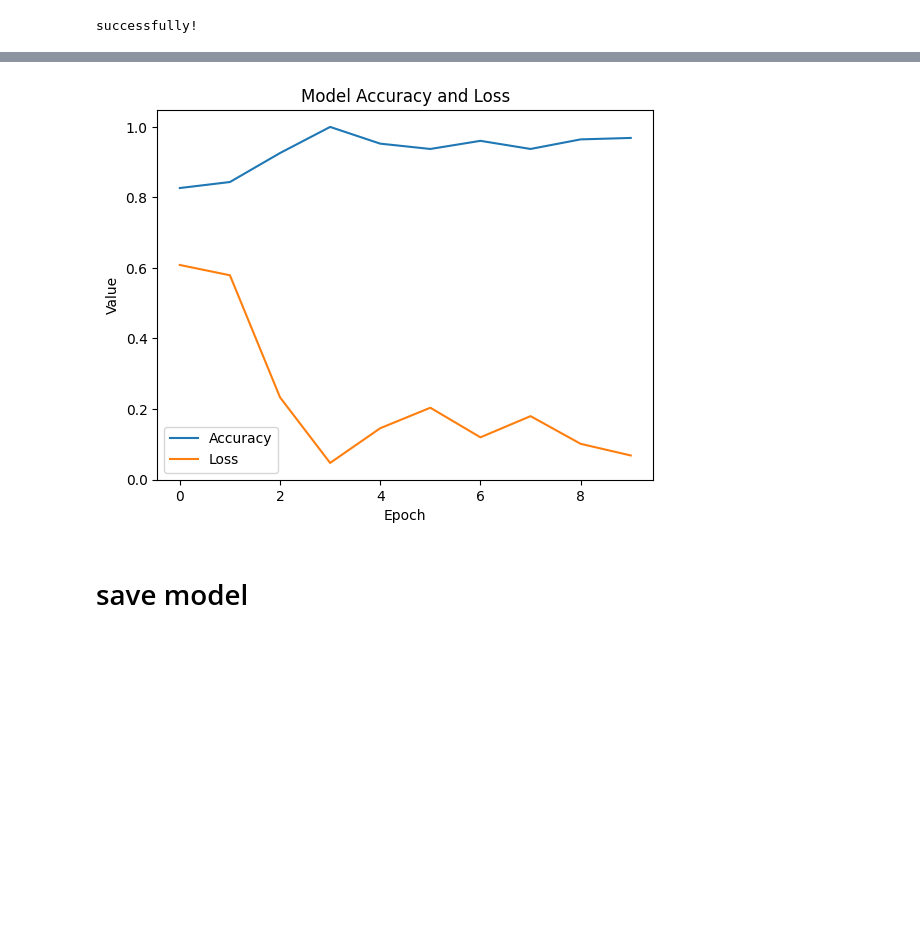
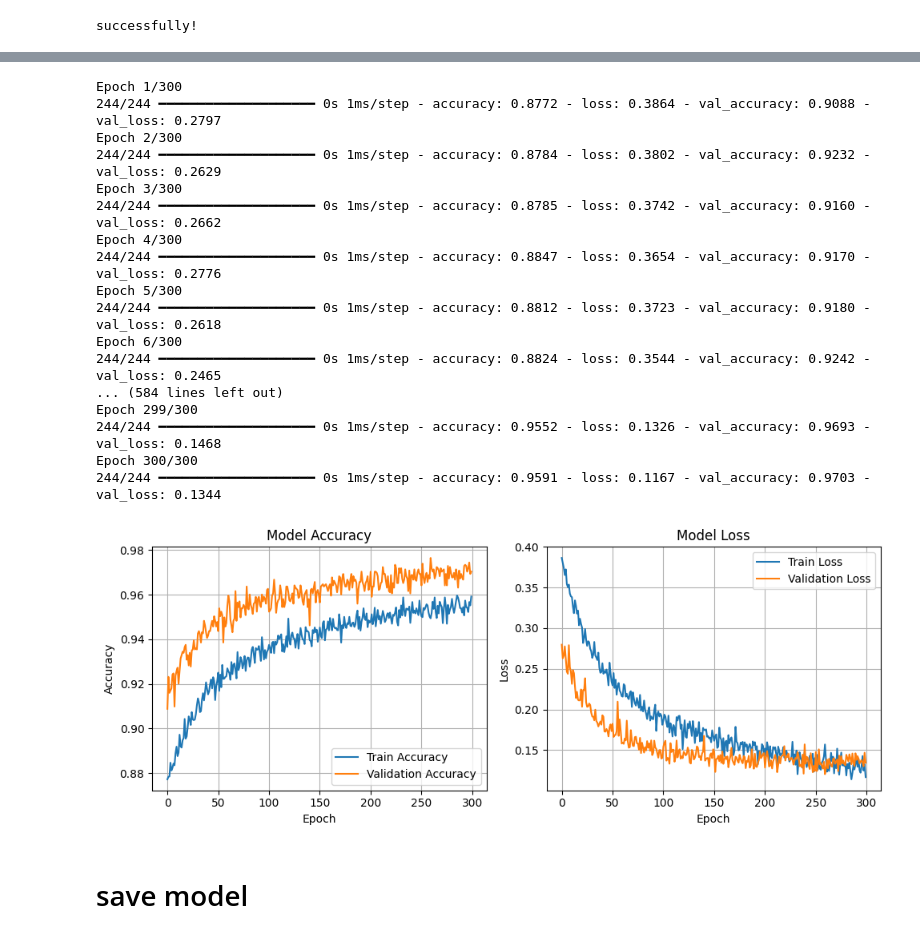
Before and after one commit to devanadindra/signlink-mobile, a Jupyter notebook: ai/sign_classifier.ipynb, the cells around one changed output, grey strips where cells are left out. Cells and saved outputs as stored; diff of their text form; code cells hidden in the pictures; blank space fills up the shorter version.

```diff
--- a/ai/sign_classifier.ipynb
+++ b/ai/sign_classifier.ipynb
@@ -253,3 +354,5 @@ predictions = Dense(train_generator.num_classes, activation='softmax')(x)
 # %%
-model = Model(inputs=base_model.input, outputs=predictions)
+le = LabelEncoder()
+y = le.fit_transform(df['label'])
+X = df.drop('label', axis=1).values
 # %%
@@ -260,7 +370,4 @@ model.compile(optimizer='adam', loss='categorical_crossentropy', metrics=['accur
 # %%
-history = model.fit(
-    train_generator,
-    steps_per_epoch=train_generator.samples // train_generator.batch_size,
-    epochs=10
-)
+model.compile(optimizer='adam', loss='categorical_crossentropy', metrics=['accuracy'])
+model.summary()
 # %% [output]
@@ -287,13 +391,52 @@ Epoch 10/10
 # %%
-plt.plot(history.history['accuracy'])
-plt.plot(history.history['loss'])
-plt.title('Model Accuracy and Loss')
-plt.xlabel('Epoch')
-plt.ylabel('Value')
-plt.legend(['Accuracy', 'Loss'])
-plt.show()
+history = model.fit(X_train, y_train, validation_data=(X_test, y_test),
+                    epochs=300, batch_size=32)
 # %% [output]
-[figure, removed]
+Epoch 1/300
+244/244 ━━━━━━━━━━━━━━━━━━━━ 0s 1ms/step - accuracy: 0.8772 - loss: 0.3864 - val_accuracy: 0.9088 - val_loss: 0.2797
+Epoch 2/300
+244/244 ━━━━━━━━━━━━━━━━━━━━ 0s 1ms/step - accuracy: 0.8784 - loss: 0.3802 - val_accuracy: 0.9232 - val_loss: 0.2629
+Epoch 3/300
+244/244 ━━━━━━━━━━━━━━━━━━━━ 0s 1ms/step - accuracy: 0.8785 - loss: 0.3742 - val_accuracy: 0.9160 - val_loss: 0.2662
+Epoch 4/300
+244/244 ━━━━━━━━━━━━━━━━━━━━ 0s 1ms/step - accuracy: 0.8847 - loss: 0.3654 - val_accuracy: 0.9170 - val_loss: 0.2776
+Epoch 5/300
+244/244 ━━━━━━━━━━━━━━━━━━━━ 0s 1ms/step - accuracy: 0.8812 - loss: 0.3723 - val_accuracy: 0.9180 - val_loss: 0.2618
+Epoch 6/300
+244/244 ━━━━━━━━━━━━━━━━━━━━ 0s 1ms/step - accuracy: 0.8824 - loss: 0.3544 - val_accuracy: 0.9242 - val_loss: 0.2465
+... (584 lines left out)
+Epoch 299/300
+244/244 ━━━━━━━━━━━━━━━━━━━━ 0s 1ms/step - accuracy: 0.9552 - loss: 0.1326 - val_accuracy: 0.9693 - val_loss: 0.1468
+Epoch 300/300
+244/244 ━━━━━━━━━━━━━━━━━━━━ 0s 1ms/step - accuracy: 0.9591 - loss: 0.1167 - val_accuracy: 0.9703 - val_loss: 0.1344
+# %%
+import matplotlib.pyplot as plt
+
+# Plot training & validation accuracy values
+plt.figure(figsize=(10, 4))
+plt.subplot(1, 2, 1)
+plt.plot(history.history['accuracy'], label='Train Accuracy')
+plt.plot(history.history['val_accuracy'], label='Validation Accuracy')
+plt.title('Model Accuracy')
+plt.xlabel('Epoch')
+plt.ylabel('Accuracy')
+plt.legend()
+plt.grid(True)
+
+# Plot training & validation loss values
+plt.subplot(1, 2, 2)
+plt.plot(history.history['loss'], label='Train Loss')
+plt.plot(history.history['val_loss'], label='Validation Loss')
+plt.title('Model Loss')
+plt.xlabel('Epoch')
+plt.ylabel('Loss')
+plt.legend()
+plt.grid(True)
+
+plt.tight_layout()
+plt.show()
+# %% [output]
+[figure, added]
 # %% [markdown]
 # save model
 # %%
```
Also changed, not shown: parts of 16 cells of this notebook, 4 other files.
